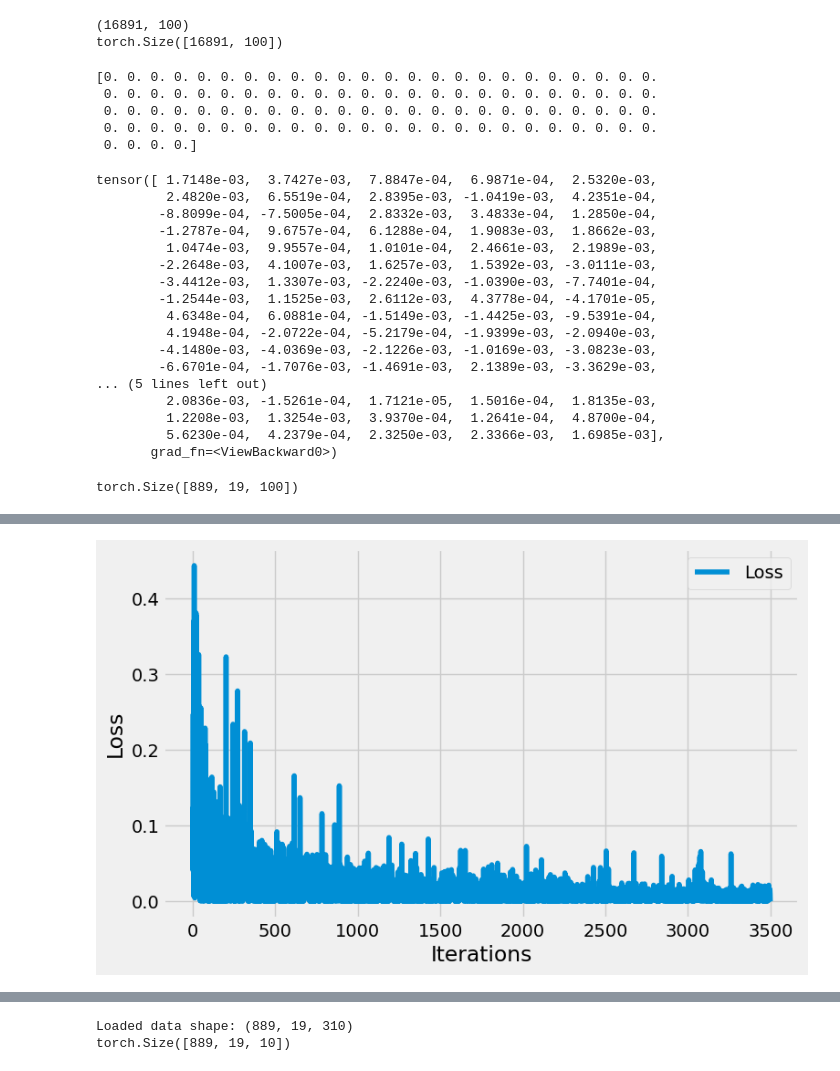
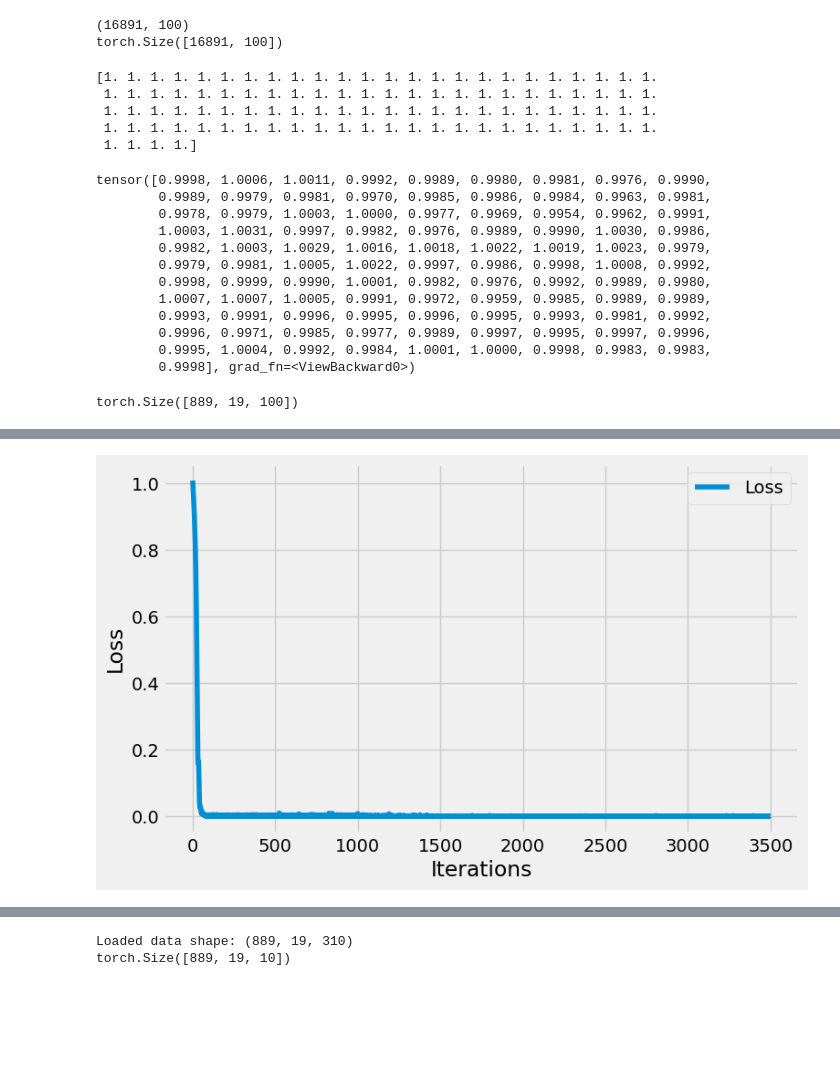
Before and after one commit to patorrad/sionna_dataset_generator, a Jupyter notebook: lidar-embedding.ipynb, the cells around one changed output, grey strips where cells are left out. Cells and saved outputs as stored; diff of their text form; code cells hidden in the pictures; blank space fills up the shorter version.

Commit message:
Added lidar embedding current. Next step, combining everything together

```diff
--- a/lidar-embedding.ipynb
+++ b/lidar-embedding.ipynb
@@ -54,21 +65,27 @@ plt.show()
 # %%
 ## Converting lidar to range data
 #HAVE TO TRY RUNNING THIS ON UNNORMALIZED LIDAR DATA
-import math
+print(data.shape)
 
-print(data.shape)
+count = 0
+
+def normalize_range(x, minx=0, maxx=100):
+    return (x - minx) / (maxx - minx)
 
 def distance(x, y):
     dist = (x[0]-y[0])**2 + (x[1]-y[1])**2 + (x[2]-y[2])**2
-    # print(dist)
     if math.isinf(dist):
-       dist = 0
+       return 100
+
+    global count
+    count += 1
+    # print(math.sqrt(dist))
     return math.sqrt(dist)
 
 def getRange(position, lidar):
     range_data = []
     for i in range(len(lidar)):
-        dist = distance(position, lidar[i])
+        dist = normalize_range(distance(position, lidar[i]))
         range_data.append(dist)
 
     return np.array(range_data)
@@ -81,5 +98,6 @@ for i in range(data.shape[0]):
         lidar_range = np.concatenate((lidar_range, range_data), axis=0)
 
 lidar_range = lidar_range.reshape(data.shape[0], data.shape[1], -1)
+print("Num seen " + str(count))
 # %% [output]
 (889, 19, 310)
@@ -190,28 +198,23 @@ for epoch in range(num_epochs):
 print(lidar_range[20])
 model_lidar_range(torch.tensor(lidar_range[20], dtype=torch.float32))
 # %% [output]
-[0. 0. 0. 0. 0. 0. 0. 0. 0. 0. 0. 0. 0. 0. 0. 0. 0. 0. 0. 0. 0. 0. 0. 0.
- 0. 0. 0. 0. 0. 0. 0. 0. 0. 0. 0. 0. 0. 0. 0. 0. 0. 0. 0. 0. 0. 0. 0. 0.
- 0. 0. 0. 0. 0. 0. 0. 0. 0. 0. 0. 0. 0. 0. 0. 0. 0. 0. 0. 0. 0. 0. 0. 0.
- 0. 0. 0. 0. 0. 0. 0. 0. 0. 0. 0. 0. 0. 0. 0. 0. 0. 0. 0. 0. 0. 0. 0. 0.
- 0. 0. 0. 0.]
+[1. 1. 1. 1. 1. 1. 1. 1. 1. 1. 1. 1. 1. 1. 1. 1. 1. 1. 1. 1. 1. 1. 1. 1.
+ 1. 1. 1. 1. 1. 1. 1. 1. 1. 1. 1. 1. 1. 1. 1. 1. 1. 1. 1. 1. 1. 1. 1. 1.
+ 1. 1. 1. 1. 1. 1. 1. 1. 1. 1. 1. 1. 1. 1. 1. 1. 1. 1. 1. 1. 1. 1. 1. 1.
+ 1. 1. 1. 1. 1. 1. 1. 1. 1. 1. 1. 1. 1. 1. 1. 1. 1. 1. 1. 1. 1. 1. 1. 1.
+ 1. 1. 1. 1.]
-tensor([ 1.7148e-03,  3.7427e-03,  7.8847e-04,  6.9871e-04,  2.5320e-03,
-         2.4820e-03,  6.5519e-04,  2.8395e-03, -1.0419e-03,  4.2351e-04,
-        -8.8099e-04, -7.5005e-04,  2.8332e-03,  3.4833e-04,  1.2850e-04,
-        -1.2787e-04,  9.6757e-04,  6.1288e-04,  1.9083e-03,  1.8662e-03,
-         1.0474e-03,  9.9557e-04,  1.0101e-04,  2.4661e-03,  2.1989e-03,
-        -2.2648e-03,  4.1007e-03,  1.6257e-03,  1.5392e-03, -3.0111e-03,
-        -3.4412e-03,  1.3307e-03, -2.2240e-03, -1.0390e-03, -7.7401e-04,
-        -1.2544e-03,  1.1525e-03,  2.6112e-03,  4.3778e-04, -4.1701e-05,
-         4.6348e-04,  6.0881e-04, -1.5149e-03, -1.4425e-03, -9.5391e-04,
-         4.1948e-04, -2.0722e-04, -5.2179e-04, -1.9399e-03, -2.0940e-03,
-        -4.1480e-03, -4.0369e-03, -2.1226e-03, -1.0169e-03, -3.0823e-03,
-        -6.6701e-04, -1.7076e-03, -1.4691e-03,  2.1389e-03, -3.3629e-03,
-... (5 lines left out)
-         2.0836e-03, -1.5261e-04,  1.7121e-05,  1.5016e-04,  1.8135e-03,
-         1.2208e-03,  1.3254e-03,  3.9370e-04,  1.2641e-04,  4.8700e-04,
-         5.6230e-04,  4.2379e-04,  2.3250e-03,  2.3366e-03,  1.6985e-03],
-       grad_fn=<ViewBackward0>)
+tensor([0.9998, 1.0006, 1.0011, 0.9992, 0.9989, 0.9980, 0.9981, 0.9976, 0.9990,
+        0.9989, 0.9979, 0.9981, 0.9970, 0.9985, 0.9986, 0.9984, 0.9963, 0.9981,
+        0.9978, 0.9979, 1.0003, 1.0000, 0.9977, 0.9969, 0.9954, 0.9962, 0.9991,
+        1.0003, 1.0031, 0.9997, 0.9982, 0.9976, 0.9989, 0.9990, 1.0030, 0.9986,
+        0.9982, 1.0003, 1.0029, 1.0016, 1.0018, 1.0022, 1.0019, 1.0023, 0.9979,
+        0.9979, 0.9981, 1.0005, 1.0022, 0.9997, 0.9986, 0.9998, 1.0008, 0.9992,
+        0.9998, 0.9999, 0.9990, 1.0001, 0.9982, 0.9976, 0.9992, 0.9989, 0.9980,
+        1.0007, 1.0007, 1.0005, 0.9991, 0.9972, 0.9959, 0.9985, 0.9989, 0.9989,
+        0.9993, 0.9991, 0.9996, 0.9995, 0.9996, 0.9995, 0.9993, 0.9981, 0.9992,
+        0.9996, 0.9971, 0.9985, 0.9977, 0.9989, 0.9997, 0.9995, 0.9997, 0.9996,
+        0.9995, 1.0004, 0.9992, 0.9984, 1.0001, 1.0000, 0.9998, 0.9983, 0.9983,
+        0.9998], grad_fn=<ViewBackward0>)
 # %%
 ## Autoencoder, compression
 # https://www.geeksforgeeks.org/auto-encoders/
@@ -228,9 +231,9 @@ train_dataset, test_dataset = random_split(dataset, [train_size, test_size])
 train_loader = DataLoader(train_dataset, batch_size=100, shuffle=True)
 test_loader = DataLoader(test_dataset, batch_size=200, shuffle=False)
 
-class AutoEncoder(nn.Module):
+class AutoEncoderRange(nn.Module):
     def __init__(self, input_size, hidden_sizes, output_size):
-        super(AutoEncoder, self).__init__()
+        super(AutoEncoderRange, self).__init__()
         self.input_size = input_size
         self.hidden_size = hidden_sizes
         self.output_size = output_size
@@ -259,21 +262,21 @@ class AutoEncoder(nn.Module):
 torch.Size([889, 19, 100])
 # %%
 num_epochs = 500
-model_lidar_encoder = AutoEncoder(input_size = 100, hidden_sizes=[50, 25], output_size=5)
-optimizer = torch.optim.Adam(model_lidar_encoder.parameters(), lr=1e-3)
+model_lidar_range_encoder = AutoEncoderRange(input_size = 100, hidden_sizes=[50, 25], output_size=5)
+optimizer = torch.optim.Adam(model_lidar_range_encoder.parameters(), lr=1e-3)
 criterion = nn.MSELoss()
 
 outputs = []
 losses = []
 
 for epoch in range(num_epochs):
-    model_lidar_encoder.train()
+    model_lidar_range_encoder.train()
 
     for input_seq in train_loader:
         input_seq = input_seq[:, :100]
         input_seq = torch.nan_to_num(input_seq, nan=1e-6, posinf=1e-6, neginf=1e-6)
 
-        encoded, decoded = model_lidar_encoder(input_seq)
+        encoded, decoded = model_lidar_range_encoder(input_seq)
         target_val = input_seq
 
         loss = criterion(decoded, target_val)  # shape: [batch, 100]
@@ -305 +308 @@ Epoch 500/500, Loss: 0.000003
-[figure, old version]
+[figure, new version]
```
Also changed, not shown: parts of 17 cells of this notebook.
